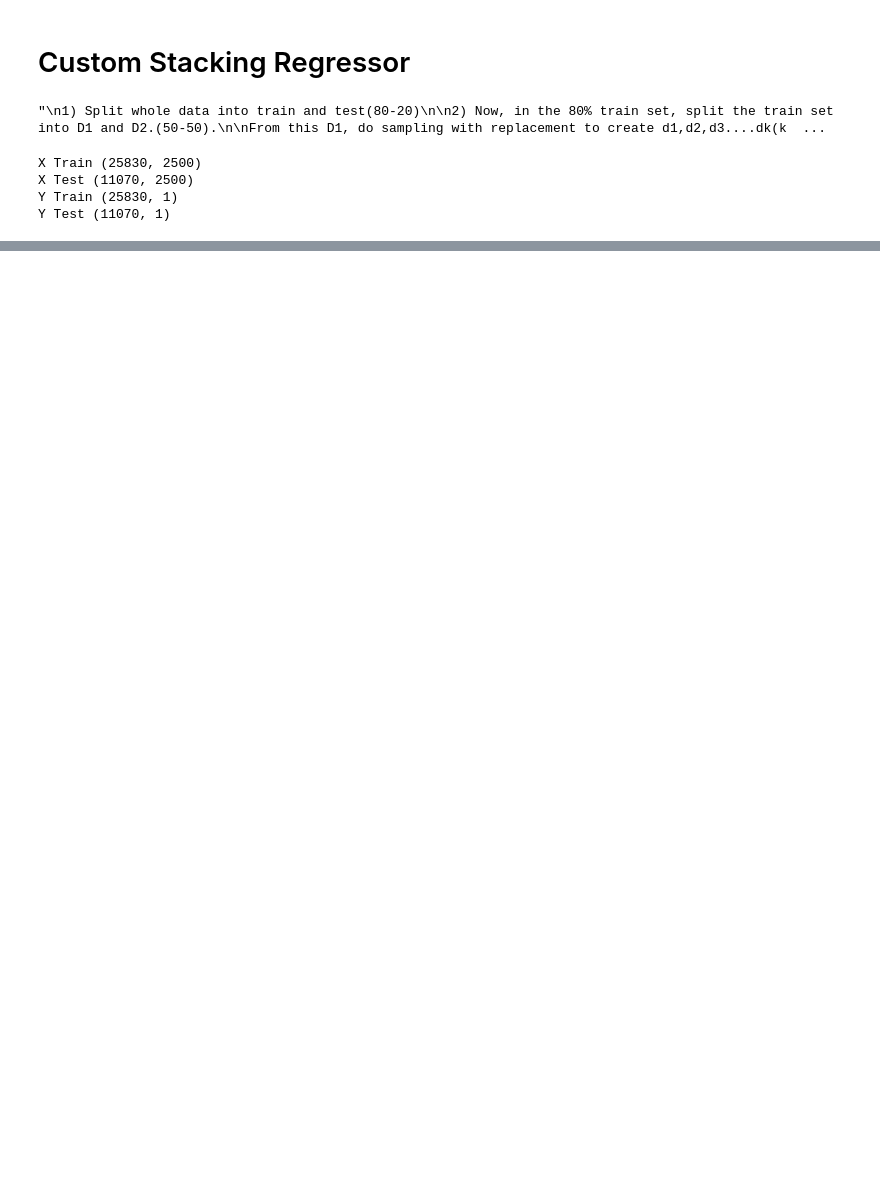
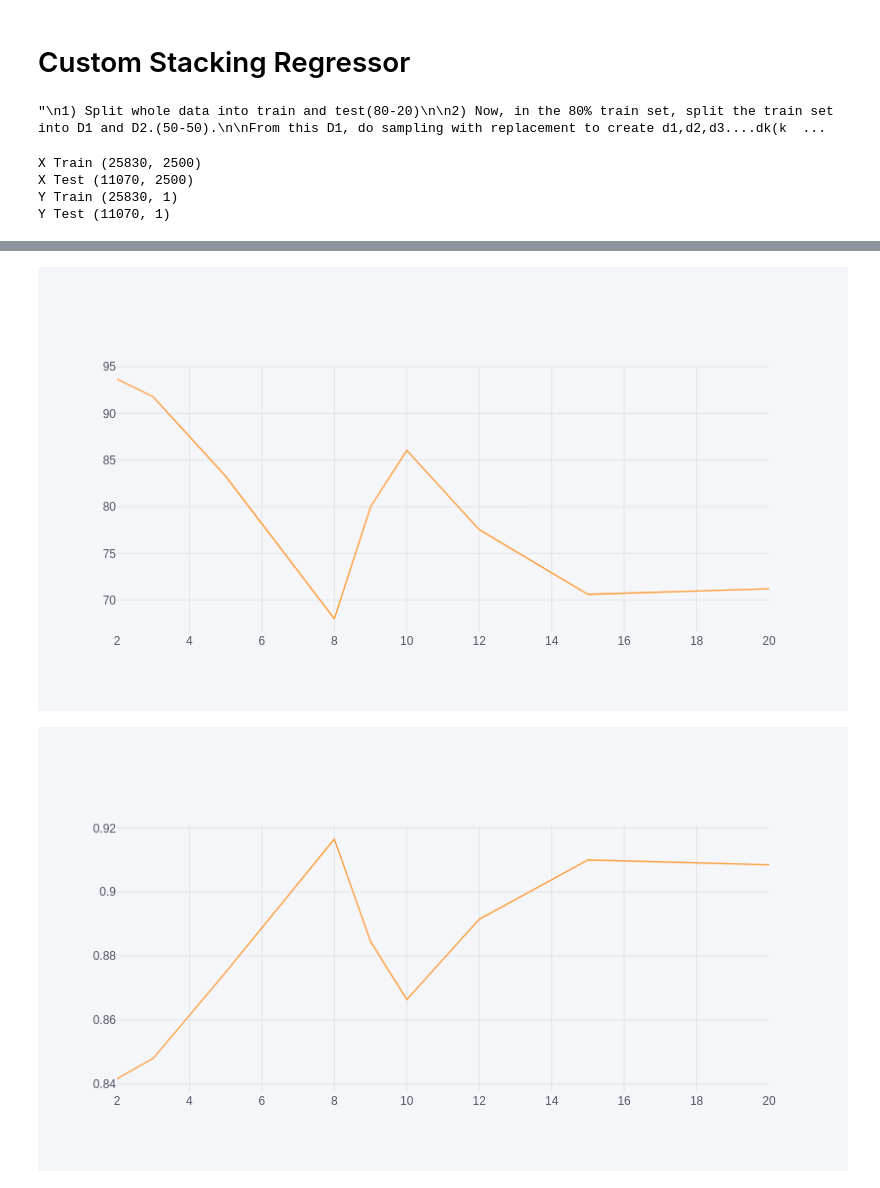
Before and after one commit to amodi01/airbnbpriceprediction, a Jupyter notebook: models/Model_Custom_Stacking_Regressor.ipynb, the cells around one changed output, grey strips where cells are left out. Saved outputs shown, nothing was run; the diff lists cells and outputs as text; code cells hidden in the pictures; blank space fills up the shorter version.

```diff
--- a/models/Model_Custom_Stacking_Regressor.ipynb
+++ b/models/Model_Custom_Stacking_Regressor.ipynb
@@ -908,0 +402,31 @@ def createlogs(message):
+# %%
+result=[]
+for k in kvalues:
+    print("="*50)
+    print("K = ",k)
+    print("="*50)
+    k_samples=defCreatSampleDataSets(d1,k,10000)
+    k_sample_models_predctions= trainModelsFromSamples(k_samples)
+    k_sample_predictions=[]
+    for pred in k_sample_models_predctions:
+        y_hat=pred[1]
+        k_sample_predictions.append(y_hat)
+    k_df_sample_predc= pd.DataFrame(k_sample_predictions).T
+
+    metamodel.fit(k_df_sample_predc,d2_y)
+
+    k_test_predictions=[]
+    for trainedModels in k_sample_models_predctions:
+        model=trainedModels[0]
+        y_hat=model.predict(X_test)
+        k_test_predictions.append(y_hat)
+    k_df_test_predictions= pd.DataFrame(k_test_predictions).T
+
+    k_final_pred=metamodel.predict(k_df_test_predictions)
+    k_rms_final = sqrt(mean_squared_error(y_test, k_final_pred))
+    k_r2_final=r2_score(y_test, k_final_pred)
+    result.append([k,k_rms_final,k_r2_final])
+# %%
+df_result=pd.DataFrame(result)
+
+df_result.columns =['K-Sample', 'RMSE', 'R-Square']
@@ -908,0 +446,7 @@ def createlogs(message):
+# %%
+
+df_result.iplot( x ='K-Sample', y ='RMSE')
+df_result.iplot( x ='K-Sample', y ='R-Square')
+# %% [output]
+[figure, added]
+[figure, added]
```
Also changed, not shown: parts of 122 cells of this notebook, 2 other files.
